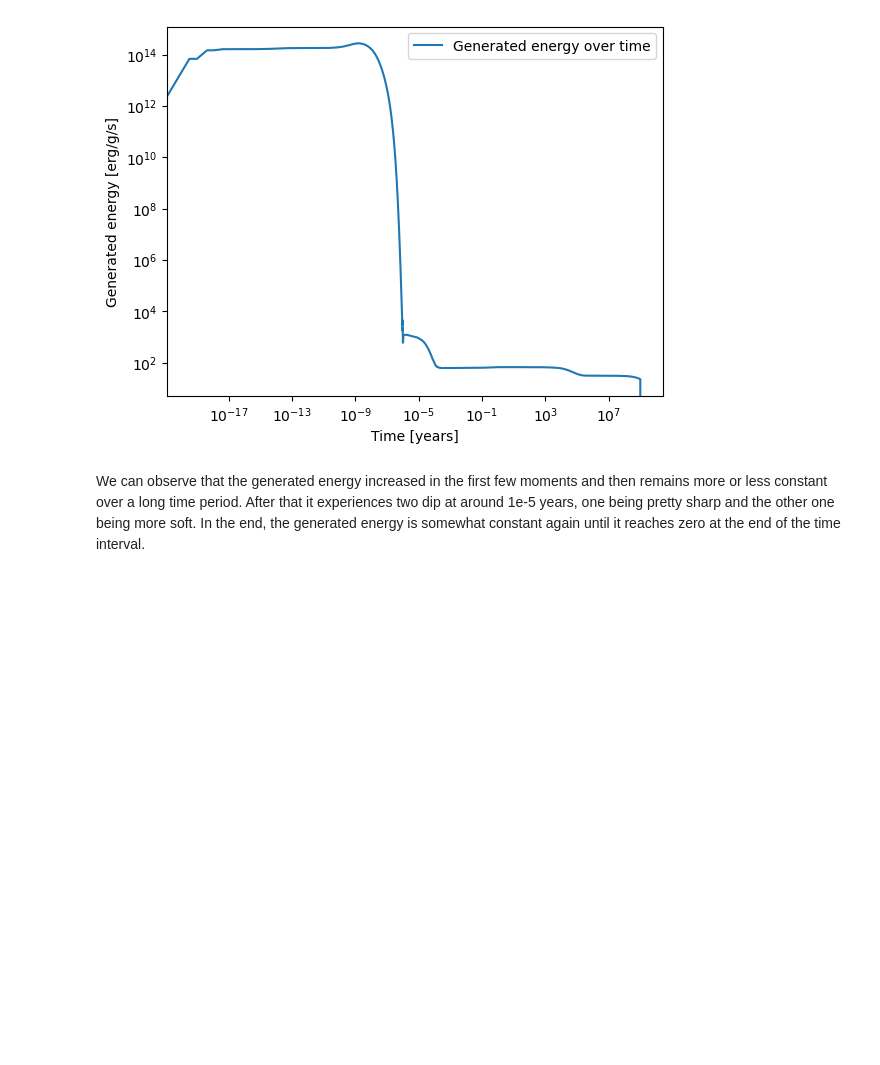
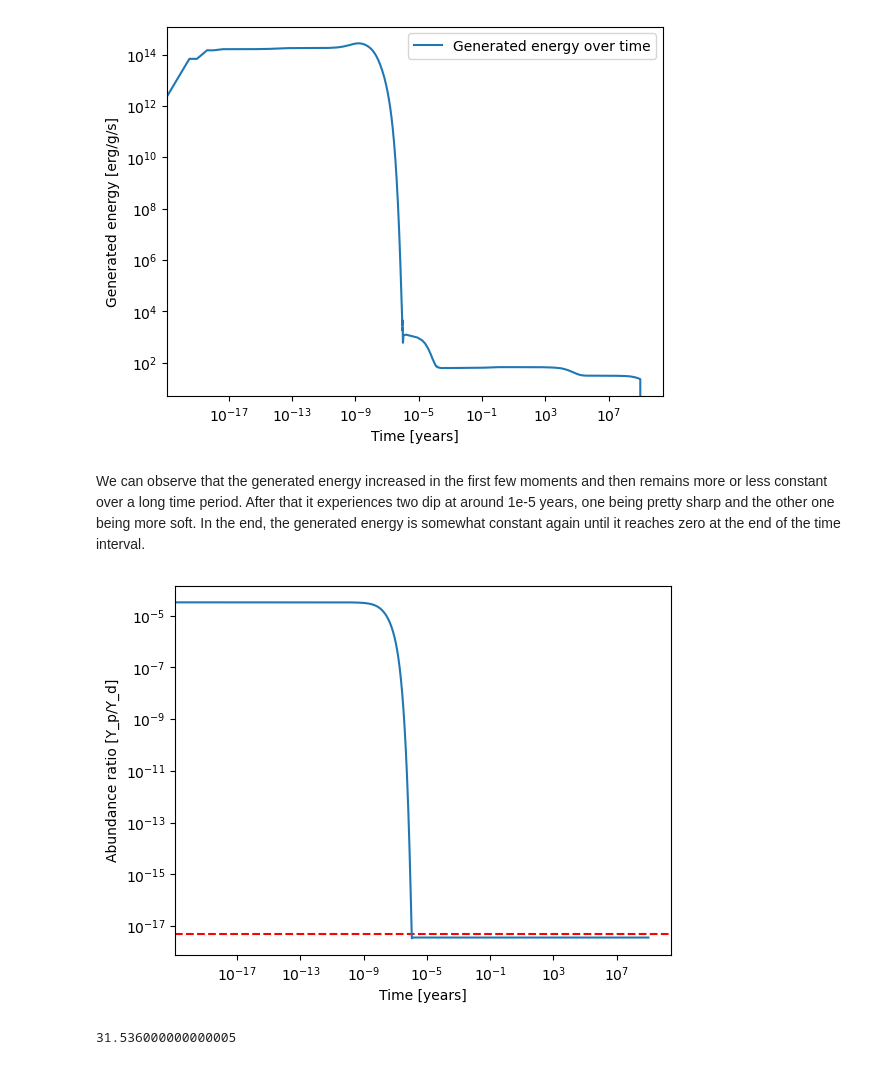
Before and after one commit to sMacks28/private, a Jupyter notebook: Uni/nuclearastrophysics/exercise04/exercise4.ipynb, the cells around one changed output. Cells and saved outputs as stored; diff of their text form; code cells hidden in the pictures; blank space fills up the shorter version.

```diff
--- a/Uni/nuclearastrophysics/exercise04/exercise4.ipynb
+++ b/Uni/nuclearastrophysics/exercise04/exercise4.ipynb
@@ -28,7 +28,7 @@ NA_sigma_pp = r.get_rate_at_temp(0.015,["p","p"],["d"])
 # Run winnet
 ! /home/teaching/WinNet/bin/winnet Hydrogen_burning.par >OUT 2>ERR
 # %%
-data = np.loadtxt("generated_energyT0.015GK..dat", skiprows=1)
+data = np.loadtxt("generated_energyT0.015GK.dat", skiprows=1)
 
 time = data[:, 0]
 totalenergy = data[:, 1]
@@ -54,0 +47,26 @@ Y_he4 = trackT1[:, 4]
+# %%
+trackT1 = np.loadtxt("tracked_nucleiT0.015GK.dat", skiprows=1)
+
+timeT1 = trackT1[:, 0]
+Y_p = trackT1[:, 1]
+Y_d = trackT1[:, 2]
+Y_he3 = trackT1[:, 3]
+Y_he4 = trackT1[:, 4]
+
+'''Looking up the reaction rates at JINA, because I dont know the module class_files.reaclib_class...'''
+R_pp = 1e-19
+R_pd = 1e-2
+plt.axhline(R_pp/(2*R_pd), color='red', linestyle='--')
+plt.plot(time / (365*24*3600), Y_d / Y_p)
+plt.xlabel('Time [years]')
+plt.ylabel('Abundance ratio [Y_p/Y_d]')
+plt.xscale('log')
+plt.yscale('log')
+plt.show()
+# %% [output]
+[figure, added]
+# %%
+eqtime = 1e-6 * 365 * 24 * 60 * 60
+eqtime
+# %% [output]
+31.536000000000005
```
Also changed, not shown: parts of 20 cells of this notebook, 22 other files.
